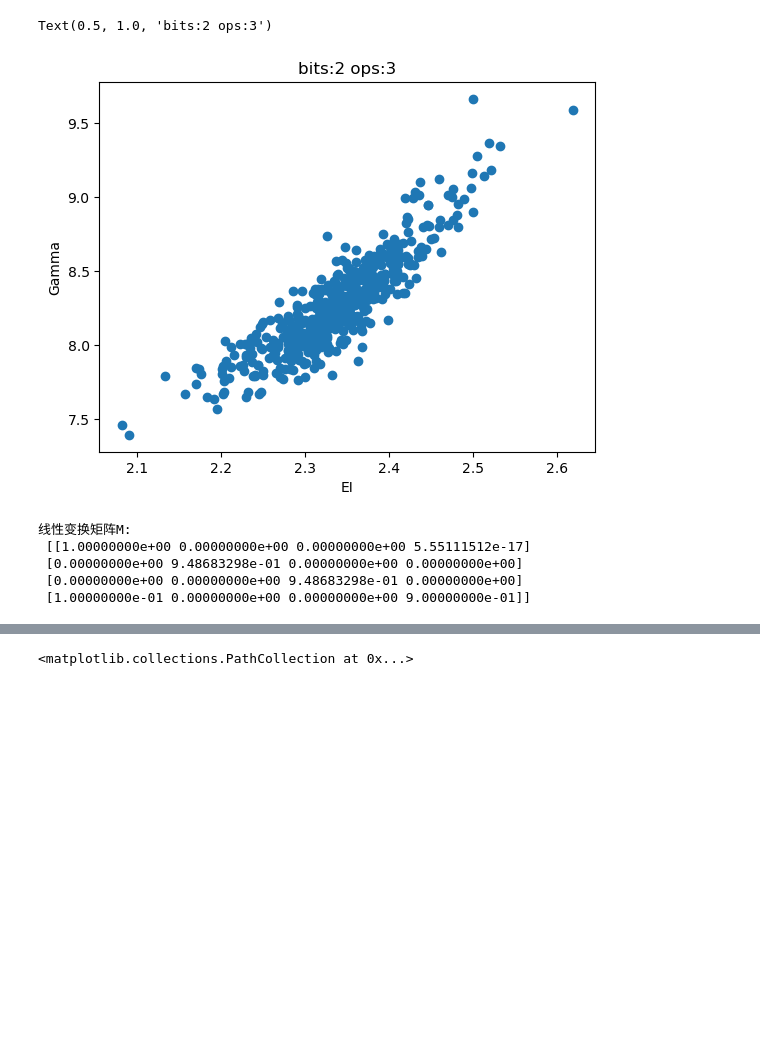
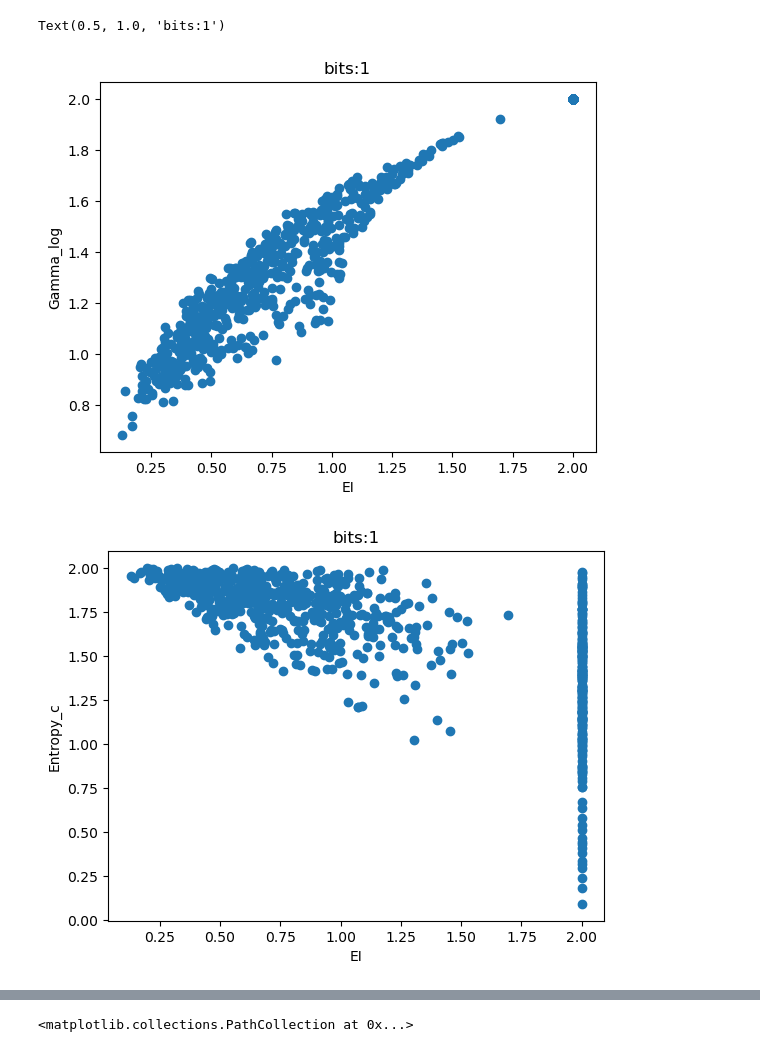
Before and after one commit to Matthew-ymz/quantum-information, a Jupyter notebook: q_new.ipynb, the cells around one changed output, grey strips where cells are left out. Drawn from its saved outputs; the diff is of its cells as text; code cells hidden in the pictures; blank space fills up the shorter version.

```diff
--- a/q_new.ipynb
+++ b/q_new.ipynb
@@ -1,49 +1,46 @@
 # %%
 import numpy as np
 import itertools
 import matplotlib.pyplot as plt
 from q_funcs import quantum_EI, generate_kraus_operators, kraus_to_transfer_matrix
 from q_funcs import generate_depolarizing_kraus_operators, tpm_ei, compute_M_matrix_n_qubit
+from q_funcs import compute_c_b
 
+def H(p_ls):
+    p_ls = np.array(p_ls)
+    return -np.sum(np.where(p_ls > 0, p_ls * np.log2(p_ls), 0))
 
 np.random.seed(42)
-n = 2 #原本的量子比特数
-k = 3
-sample = 500
+n = 1 #原本的量子比特数
+k_ls = [1,2,3,4]
+sample = 200
 eigs_ls = []
 ei_ls = []
-for s in range(sample):
-    kraus_operators = generate_kraus_operators(2**n, k)
-    k_list = [kraus_operators[:,:,i] for i in range(k)]
-    ei_ls.append(quantum_EI(k_list,2*n))
-    M_mat = compute_M_matrix_n_qubit(k_list)
-    U, singular, V = np.linalg.svd(M_mat, full_matrices=False)
-    eigs_ls.append(np.sum(singular))
+entropy_c = []
+for k in k_ls:
+    for s in range(sample):
+        kraus_operators = generate_kraus_operators(2**n, k)
+        k_list = [kraus_operators[:,:,i] for i in range(k)]
+        ei_ls.append(quantum_EI(k_list,2*n))
+        M_mat = compute_M_matrix_n_qubit(k_list)
+        f = np.diag(M_mat)
+        c_b = compute_c_b(f, n)
+        entropy_c.append(H(c_b))
+        U, singular, V = np.linalg.svd(M_mat, full_matrices=False)
+        eigs_ls.append(np.log2(np.sum(singular)))
 
 
 plt.scatter(ei_ls, eigs_ls)
 plt.xlabel("EI")
-plt.ylabel("Gamma")
-plt.title("bits:{0} ops:{1}".format(n,k))
+plt.ylabel("Gamma_log")
+plt.title("bits:{0}".format(n))
+
+plt.figure()
+plt.scatter(ei_ls, entropy_c)
+plt.xlabel("EI")
+plt.ylabel("Entropy_c")
+plt.title("bits:{0}".format(n))
 # %% [output]
-Text(0.5, 1.0, 'bits:2 ops:3')
+Text(0.5, 1.0, 'bits:1')
-[figure, old version]
+[figure, new version]
+[figure, added]
-# %%
-import numpy as np
-import itertools
-import matplotlib.pyplot as plt
-from q_funcs import quantum_EI, generate_kraus_operators, kraus_to_transfer_matrix
-from q_funcs import generate_depolarizing_kraus_operators, tpm_ei, compute_M_matrix
-
-gamma = 0.1  # 噪声参数
-K0 = np.array([[1, 0], [0, np.sqrt(1 - gamma)]])
-K1 = np.array([[0, np.sqrt(gamma)], [0, 0]])
-
-M = compute_M_matrix([K0, K1])
-print("线性变换矩阵M:\n", M)
-# %% [output]
-线性变换矩阵M:
- [[1.00000000e+00 0.00000000e+00 0.00000000e+00 5.55111512e-17]
- [0.00000000e+00 9.48683298e-01 0.00000000e+00 0.00000000e+00]
- [0.00000000e+00 0.00000000e+00 9.48683298e-01 0.00000000e+00]
- [1.00000000e-01 0.00000000e+00 0.00000000e+00 9.00000000e-01]]
```
Also changed, not shown: parts of 1 cell of this notebook, 1 other file.
